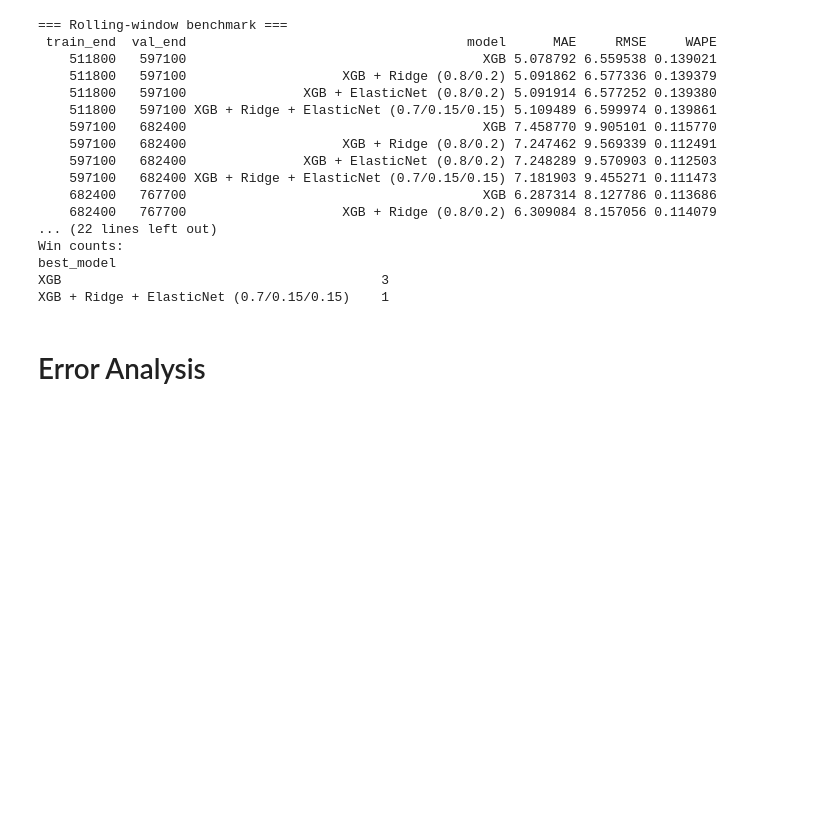
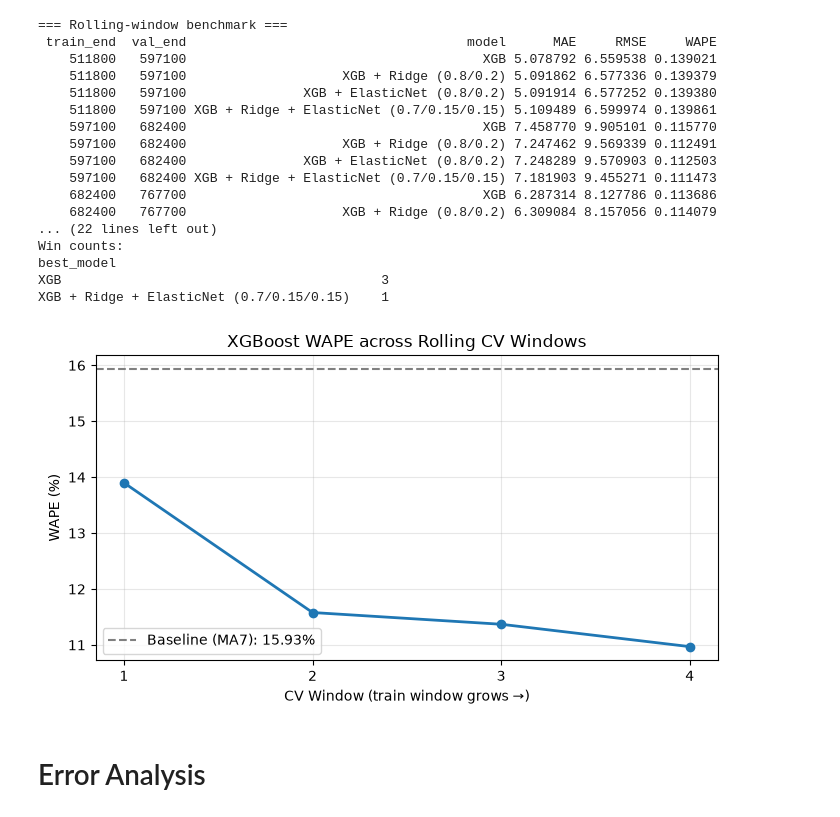
Before and after one commit to chloexinyiyuan/panel-forecast-kit, a Jupyter notebook: notebooks/05_benchmark.ipynb, the cells around one changed output. Saved outputs shown, nothing was run; the diff lists cells and outputs as text; code cells hidden in the pictures; blank space fills up the shorter version.

```diff
--- a/notebooks/05_benchmark.ipynb
+++ b/notebooks/05_benchmark.ipynb
@@ -269,6 +269,29 @@ Win counts:
 best_model
 XGB                                         3
 XGB + Ridge + ElasticNet (0.7/0.15/0.15)    1
+# %%
+import matplotlib.pyplot as plt
+import os
+
+os.makedirs("../assets", exist_ok=True)
+
+windows = [1, 2, 3, 4]
+wape = [13.90, 11.58, 11.37, 10.97]
+
+plt.figure(figsize=(7, 4))
+plt.plot(windows, wape, marker="o", linewidth=2)
+plt.axhline(15.93, color="gray", linestyle="--", label="Baseline (MA7): 15.93%")
+plt.title("XGBoost WAPE across Rolling CV Windows")
+plt.xlabel("CV Window (train window grows →)")
+plt.ylabel("WAPE (%)")
+plt.xticks(windows)
+plt.legend()
+plt.grid(alpha=0.3)
+plt.tight_layout()
+plt.savefig("../assets/cv_wape.png", dpi=150, bbox_inches="tight")
+plt.show()
+# %% [output]
+[figure, added]
 # %% [markdown]
 # Error Analysis
 # %%
```
Also changed, not shown: 4 other files.
